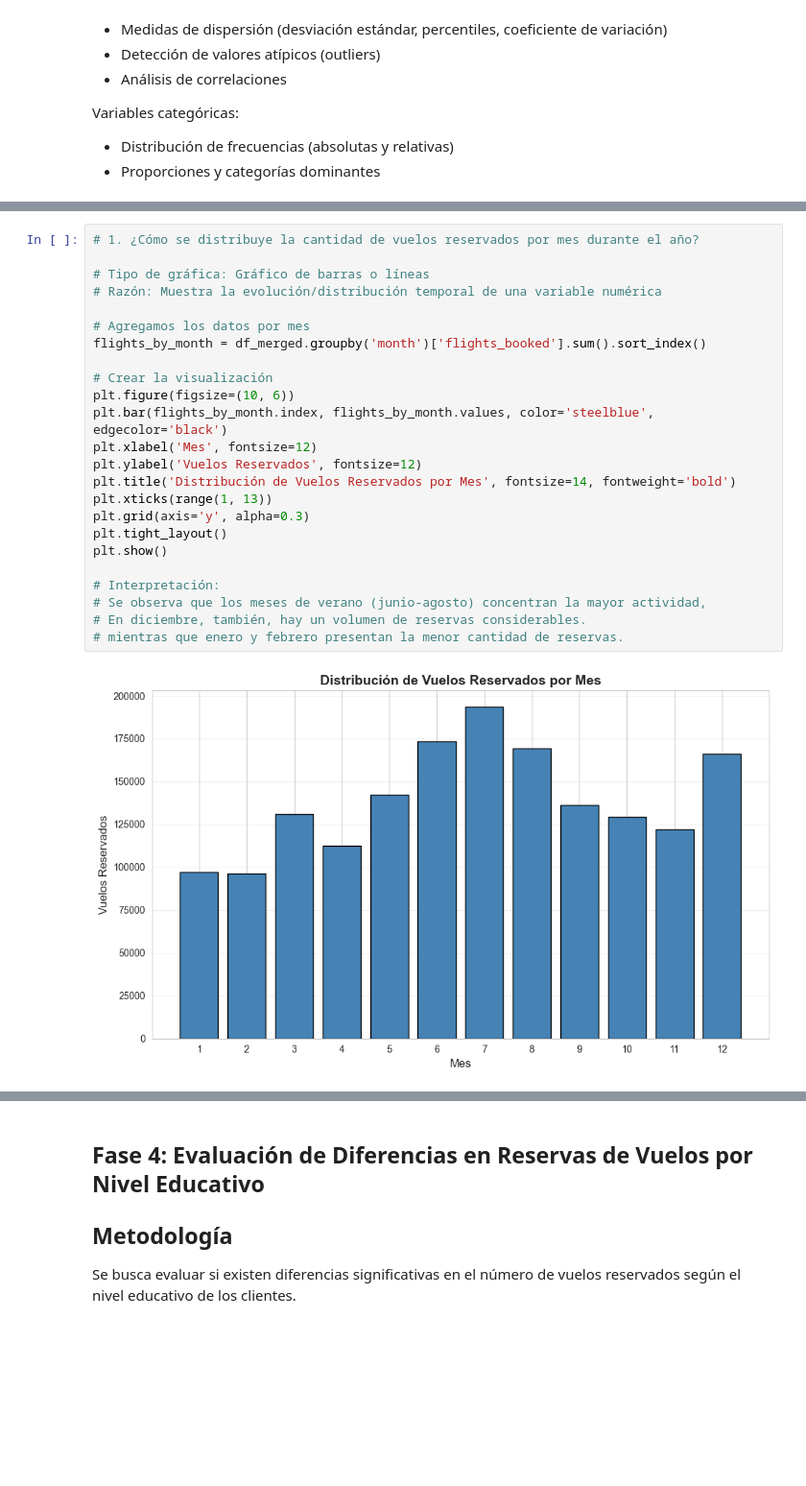
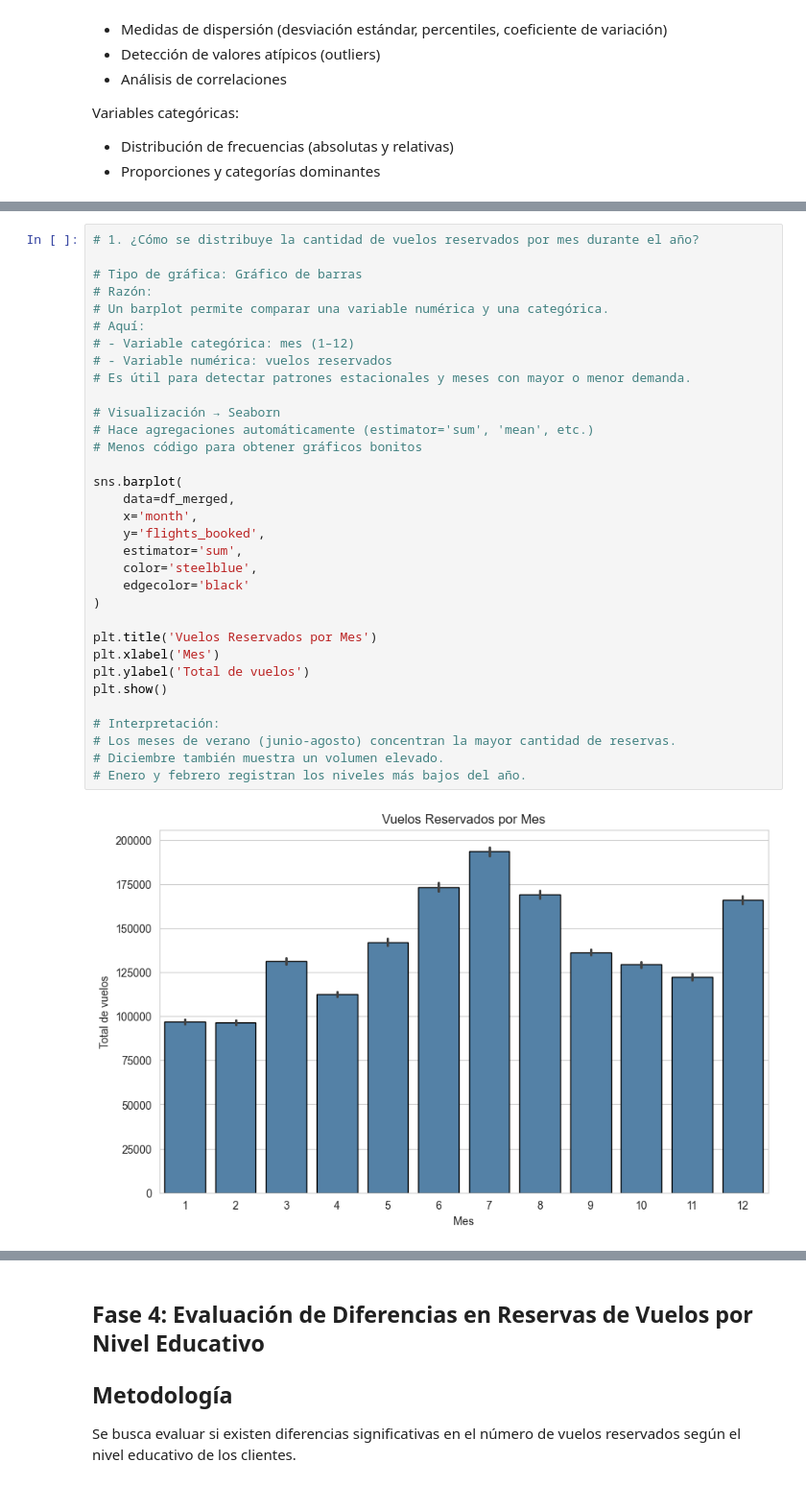
Before and after one commit to Adalab/bda-modulo-3-evaluacion-final-eaguilothio, a Jupyter notebook: evaluacion-final-eaguilothio.ipynb, the cells around one changed output, grey strips where cells are left out. Shown at 96% size. Cells and saved outputs as stored; diff of their text form; blank space fills up the shorter version.

Commit message:
cambios gráficos

```diff
--- a/evaluacion-final-eaguilothio.ipynb
+++ b/evaluacion-final-eaguilothio.ipynb
@@ -1076,27 +1116,36 @@ for col in categorical_cols:
 # %%
 # 1. ¿Cómo se distribuye la cantidad de vuelos reservados por mes durante el año?
 
-# Tipo de gráfica: Gráfico de barras o líneas
-# Razón: Muestra la evolución/distribución temporal de una variable numérica
+# Tipo de gráfica: Gráfico de barras
+# Razón:
+# Un barplot permite comparar una variable numérica y una categórica.
+# Aquí:
+# - Variable categórica: mes (1–12)
+# - Variable numérica: vuelos reservados
+# Es útil para detectar patrones estacionales y meses con mayor o menor demanda.
 
-# Agregamos los datos por mes
-flights_by_month = df_merged.groupby('month')['flights_booked'].sum().sort_index()
+# Visualización → Seaborn
+# Hace agregaciones automáticamente (estimator='sum', 'mean', etc.)
+# Menos código para obtener gráficos bonitos
 
-# Crear la visualización
-plt.figure(figsize=(10, 6))
-plt.bar(flights_by_month.index, flights_by_month.values, color='steelblue', edgecolor='black')
-plt.xlabel('Mes', fontsize=12)
-plt.ylabel('Vuelos Reservados', fontsize=12)
-plt.title('Distribución de Vuelos Reservados por Mes', fontsize=14, fontweight='bold')
-plt.xticks(range(1, 13))
-plt.grid(axis='y', alpha=0.3)
-plt.tight_layout()
+sns.barplot(
+    data=df_merged,
+    x='month',
+    y='flights_booked',
+    estimator='sum',
+    color='steelblue',
+    edgecolor='black'
+)
+
+plt.title('Vuelos Reservados por Mes')
+plt.xlabel('Mes')
+plt.ylabel('Total de vuelos')
 plt.show()
 
 # Interpretación:
-# Se observa que los meses de verano (junio-agosto) concentran la mayor actividad,
-# En diciembre, también, hay un volumen de reservas considerables.
-# mientras que enero y febrero presentan la menor cantidad de reservas.
+# Los meses de verano (junio-agosto) concentran la mayor cantidad de reservas.
+# Diciembre también muestra un volumen elevado.
+# Enero y febrero registran los niveles más bajos del año.
 # %% [output]
-[figure, old version]
+[figure, new version]
 # %%
```
Also changed, not shown: parts of 12 cells of this notebook.
